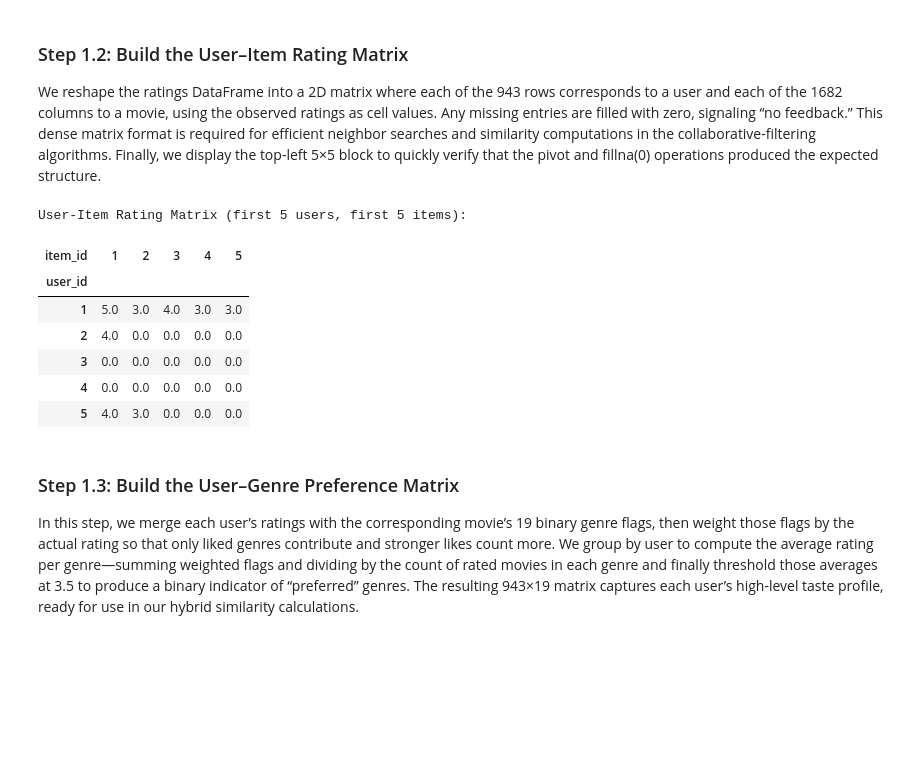
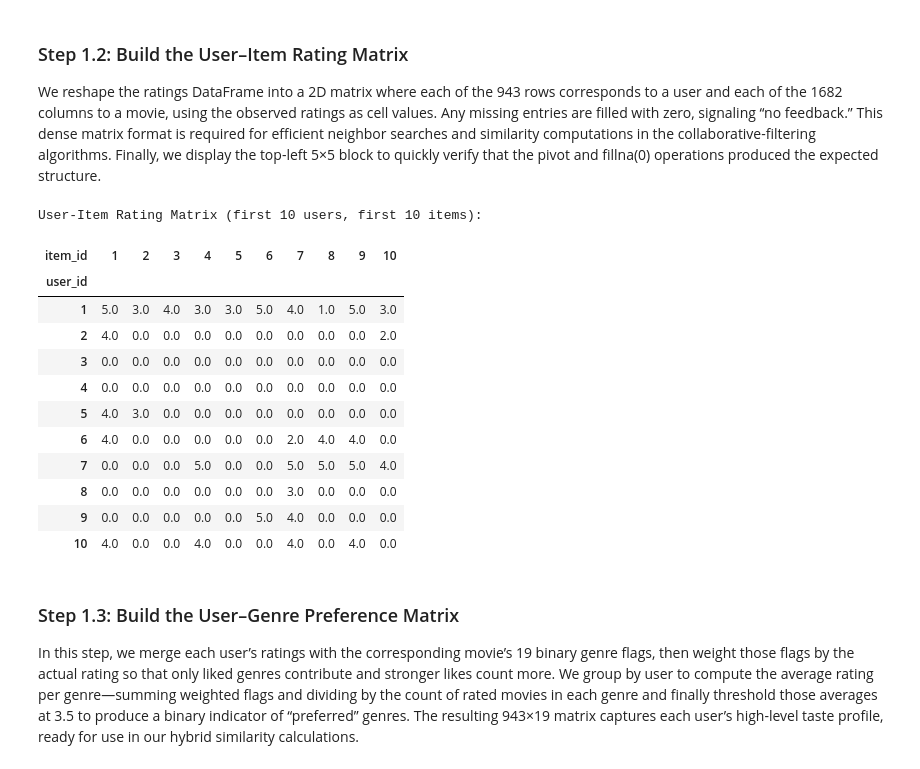
Before and after one commit to MatteoZorzi/RecomenderSystemsProject, a Jupyter notebook: PaperImplementation.ipynb, the cells around one changed output. Drawn from its saved outputs; the diff is of its cells as text; code cells hidden in the pictures; blank space fills up the shorter version.

```diff
--- a/PaperImplementation.ipynb
+++ b/PaperImplementation.ipynb
@@ -137,20 +140,25 @@ Items shape: (1682, 20)
 We reshape the ratings DataFrame into a 2D matrix where each of the 943 rows corresponds to a user and each of the 1682 columns to a movie, using the observed ratings as cell values. Any missing entries are filled with zero, signaling “no feedback.” This dense matrix format is required for efficient neighbor searches and similarity computations in the collaborative-filtering algorithms. Finally, we display the top-left 5×5 block to quickly verify that the pivot and fillna(0) operations produced the expected structure.
 # %%
 # Build user-item rating matrix
-rating_matrix = ratings.pivot(index='user_id', columns='item_id', values='rating').fillna(0)
-
+rating_matrix = ratings.pivot(index='user_id', columns='item_id', values='rating')
+rating_matrix_filled = rating_matrix.fillna(0)
 # Display a small part of the rating matrix
-print("\nUser-Item Rating Matrix (first 5 users, first 5 items):")
-display(rating_matrix.iloc[:5, :5])
+print("\nUser-Item Rating Matrix (first 10 users, first 10 items):")
+display(rating_matrix_filled.iloc[:10, :10])
 # %% [output]
-User-Item Rating Matrix (first 5 users, first 5 items):
+User-Item Rating Matrix (first 10 users, first 10 items):
-| item_id | 1 | 2 | 3 | 4 | 5 |
-| user_id |  |  |  |  |  |
-| 1 | 5.0 | 3.0 | 4.0 | 3.0 | 3.0 |
-| 2 | 4.0 | 0.0 | 0.0 | 0.0 | 0.0 |
-| 3 | 0.0 | 0.0 | 0.0 | 0.0 | 0.0 |
-| 4 | 0.0 | 0.0 | 0.0 | 0.0 | 0.0 |
-| 5 | 4.0 | 3.0 | 0.0 | 0.0 | 0.0 |
+| item_id | 1 | 2 | 3 | 4 | 5 | 6 | 7 | 8 | 9 | 10 |
+| user_id |  |  |  |  |  |  |  |  |  |  |
+| 1 | 5.0 | 3.0 | 4.0 | 3.0 | 3.0 | 5.0 | 4.0 | 1.0 | 5.0 | 3.0 |
+| 2 | 4.0 | 0.0 | 0.0 | 0.0 | 0.0 | 0.0 | 0.0 | 0.0 | 0.0 | 2.0 |
+| 3 | 0.0 | 0.0 | 0.0 | 0.0 | 0.0 | 0.0 | 0.0 | 0.0 | 0.0 | 0.0 |
+| 4 | 0.0 | 0.0 | 0.0 | 0.0 | 0.0 | 0.0 | 0.0 | 0.0 | 0.0 | 0.0 |
+| 5 | 4.0 | 3.0 | 0.0 | 0.0 | 0.0 | 0.0 | 0.0 | 0.0 | 0.0 | 0.0 |
+| 6 | 4.0 | 0.0 | 0.0 | 0.0 | 0.0 | 0.0 | 2.0 | 4.0 | 4.0 | 0.0 |
+| 7 | 0.0 | 0.0 | 0.0 | 5.0 | 0.0 | 0.0 | 5.0 | 5.0 | 5.0 | 4.0 |
+| 8 | 0.0 | 0.0 | 0.0 | 0.0 | 0.0 | 0.0 | 3.0 | 0.0 | 0.0 | 0.0 |
+| 9 | 0.0 | 0.0 | 0.0 | 0.0 | 0.0 | 5.0 | 4.0 | 0.0 | 0.0 | 0.0 |
+| 10 | 4.0 | 0.0 | 0.0 | 4.0 | 0.0 | 0.0 | 4.0 | 0.0 | 4.0 | 0.0 |
 # %% [markdown]
 ### Step 1.3: Build the User–Genre Preference Matrix
 
```
Also changed, not shown: parts of 55 cells of this notebook, 1 other file.
